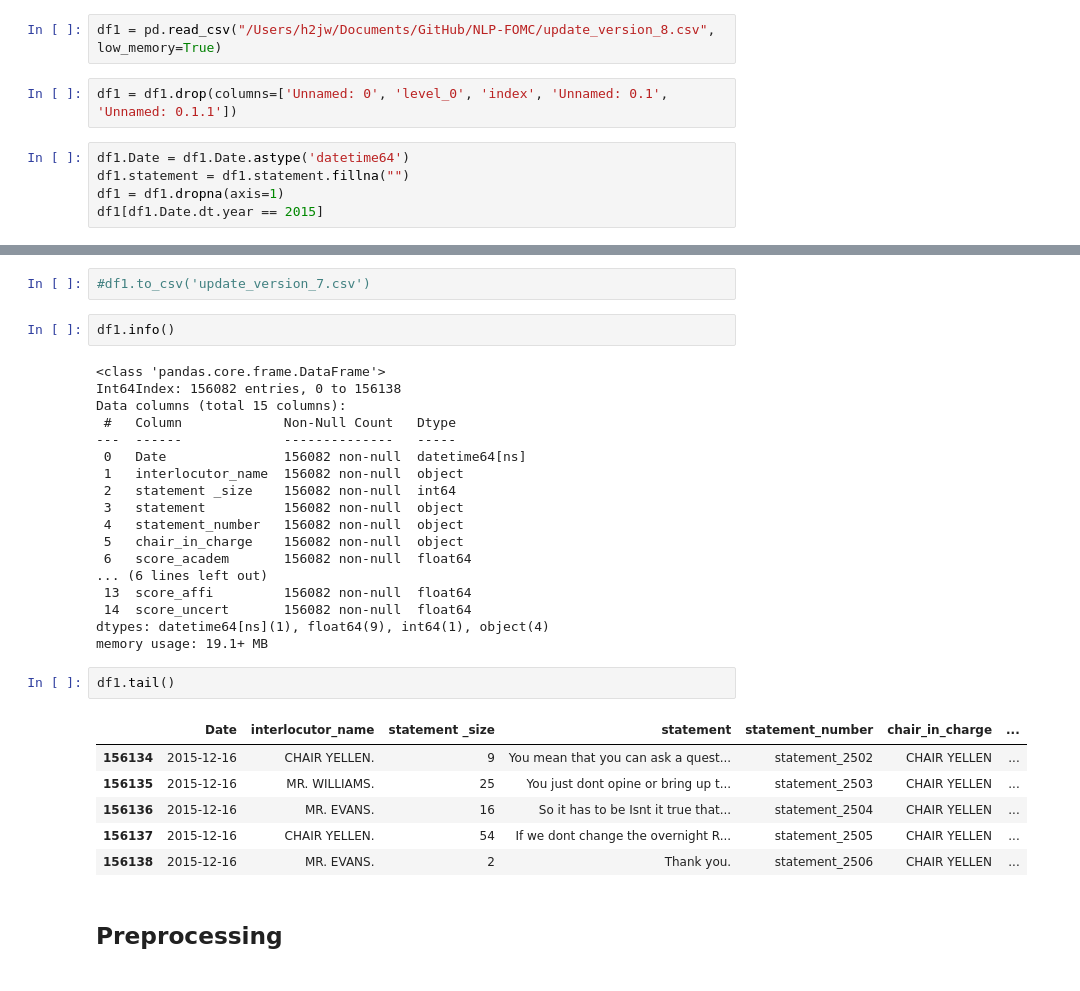
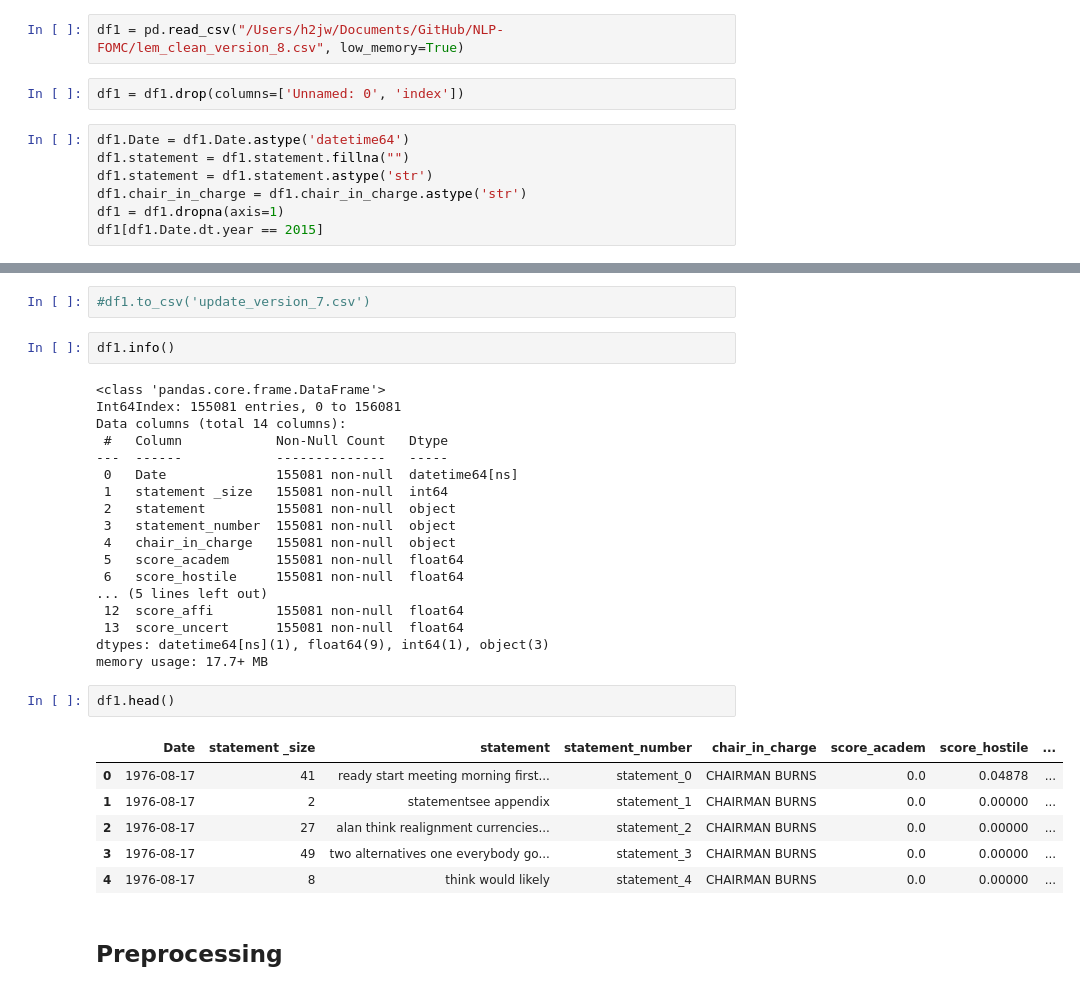
Before and after one commit to erialc-cal/NLP-FOMC, a Jupyter notebook: Scrapping_Explo.ipynb, the cells around one changed output, grey strips where cells are left out. Saved outputs shown, nothing was run; the diff lists cells and outputs as text.

```diff
--- a/Scrapping_Explo.ipynb
+++ b/Scrapping_Explo.ipynb
@@ -14,12 +14,14 @@ import re
 import itertools
 import datetime as dt
 # %%
-df1 = pd.read_csv("/Users/h2jw/Documents/GitHub/NLP-FOMC/update_version_8.csv", low_memory=True)
+df1 = pd.read_csv("/Users/h2jw/Documents/GitHub/NLP-FOMC/lem_clean_version_8.csv", low_memory=True)
 # %%
-df1 = df1.drop(columns=['Unnamed: 0', 'level_0', 'index', 'Unnamed: 0.1', 'Unnamed: 0.1.1'])
+df1 = df1.drop(columns=['Unnamed: 0', 'index'])
 # %%
 df1.Date = df1.Date.astype('datetime64')
 df1.statement = df1.statement.fillna("")
+df1.statement = df1.statement.astype('str')
+df1.chair_in_charge = df1.chair_in_charge.astype('str')
 df1 = df1.dropna(axis=1)
 df1[df1.Date.dt.year == 2015]
 # %% [output]
@@ -52,31 +54,31 @@ Text(0.5, 1.0, 'Répartition des statements vides après nettoyage')
 df1.info()
 # %% [output]
 <class 'pandas.core.frame.DataFrame'>
-Int64Index: 156082 entries, 0 to 156138
-Data columns (total 15 columns):
- #   Column             Non-Null Count   Dtype
----  ------             --------------   -----
- 0   Date               156082 non-null  datetime64[ns]
- 1   interlocutor_name  156082 non-null  object
- 2   statement _size    156082 non-null  int64
- 3   statement          156082 non-null  object
- 4   statement_number   156082 non-null  object
- 5   chair_in_charge    156082 non-null  object
- 6   score_academ       156082 non-null  float64
-... (6 lines left out)
- 13  score_affi         156082 non-null  float64
- 14  score_uncert       156082 non-null  float64
-dtypes: datetime64[ns](1), float64(9), int64(1), object(4)
-memory usage: 19.1+ MB
+Int64Index: 155081 entries, 0 to 156081
+Data columns (total 14 columns):
+ #   Column            Non-Null Count   Dtype
+---  ------            --------------   -----
+ 0   Date              155081 non-null  datetime64[ns]
+ 1   statement _size   155081 non-null  int64
+ 2   statement         155081 non-null  object
+ 3   statement_number  155081 non-null  object
+ 4   chair_in_charge   155081 non-null  object
+ 5   score_academ      155081 non-null  float64
+ 6   score_hostile     155081 non-null  float64
+... (5 lines left out)
+ 12  score_affi        155081 non-null  float64
+ 13  score_uncert      155081 non-null  float64
+dtypes: datetime64[ns](1), float64(9), int64(1), object(3)
+memory usage: 17.7+ MB
 # %%
-df1.tail()
+df1.head()
 # %% [output]
-|  | Date | interlocutor_name | statement _size | statement | statement_number | chair_in_charge | ... |
-| 156134 | 2015-12-16 | CHAIR YELLEN. | 9 | You mean that you can ask a quest... | statement_2502 | CHAIR YELLEN | ... |
-| 156135 | 2015-12-16 | MR. WILLIAMS. | 25 | You just dont opine or bring up t... | statement_2503 | CHAIR YELLEN | ... |
-| 156136 | 2015-12-16 | MR. EVANS. | 16 | So it has to be Isnt it true that... | statement_2504 | CHAIR YELLEN | ... |
-| 156137 | 2015-12-16 | CHAIR YELLEN. | 54 | If we dont change the overnight R... | statement_2505 | CHAIR YELLEN | ... |
-| 156138 | 2015-12-16 | MR. EVANS. | 2 | Thank you. | statement_2506 | CHAIR YELLEN | ... |
+|  | Date | statement _size | statement | statement_number | chair_in_charge | score_academ | score_hostile | ... |
+| 0 | 1976-08-17 | 41 | ready start meeting morning first... | statement_0 | CHAIRMAN BURNS | 0.0 | 0.04878 | ... |
+| 1 | 1976-08-17 | 2 | statementsee appendix | statement_1 | CHAIRMAN BURNS | 0.0 | 0.00000 | ... |
+| 2 | 1976-08-17 | 27 | alan think realignment currencies... | statement_2 | CHAIRMAN BURNS | 0.0 | 0.00000 | ... |
+| 3 | 1976-08-17 | 49 | two alternatives one everybody go... | statement_3 | CHAIRMAN BURNS | 0.0 | 0.00000 | ... |
+| 4 | 1976-08-17 | 8 | think would likely | statement_4 | CHAIRMAN BURNS | 0.0 | 0.00000 | ... |
 # %% [markdown]
 ## Preprocessing
 # %% [markdown]
```
Also changed, not shown: parts of 20 cells of this notebook, 1 other file.
